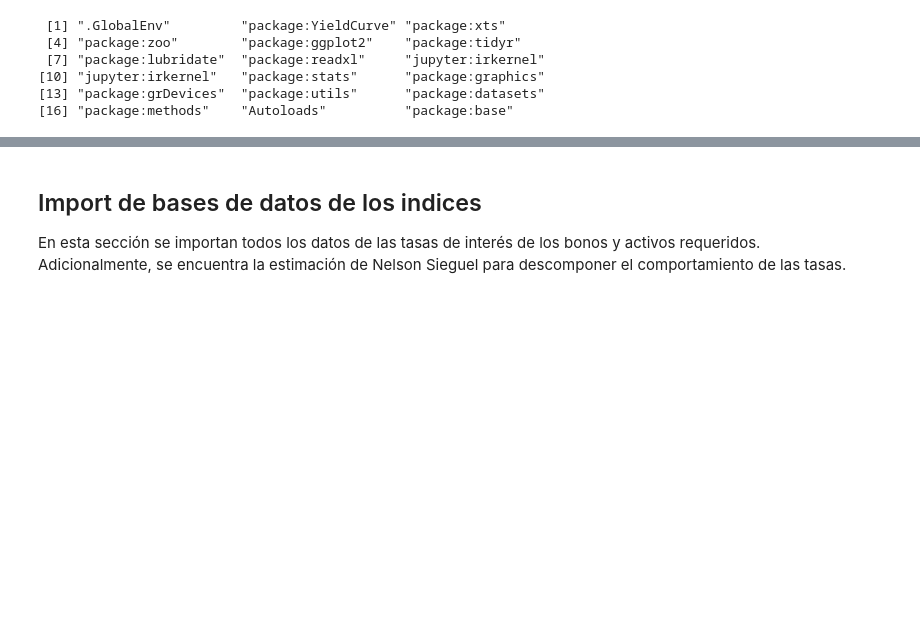
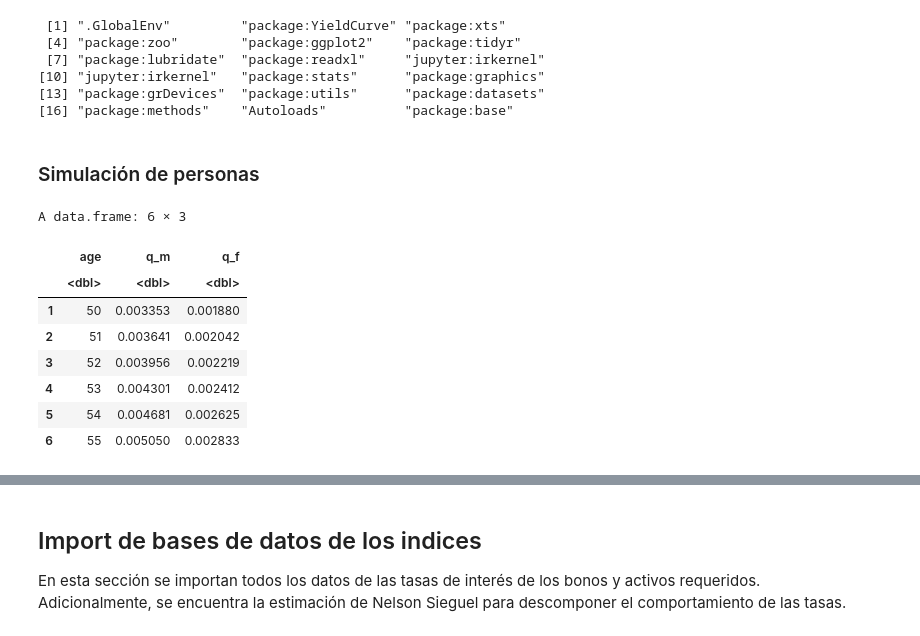
Before and after one commit to remg1997/T1-Riesgo, a Jupyter notebook: Taller 2/Scripts/first.ipynb, the cells around one changed output, grey strips where cells are left out. Drawn from its saved outputs; the diff is of its cells as text; code cells hidden in the pictures; blank space fills up the shorter version.

```diff
--- a/Taller 2/Scripts/first.ipynb
+++ b/Taller 2/Scripts/first.ipynb
@@ -36,3 +39,22 @@ search()
 [16] "package:methods"    "Autoloads"          "package:base"
 # %%
 source("helpers.R")
+# %% [markdown]
+### Simulación de personas
+# %%
+pathmort <- 'C:/Users/Diana C Contreras/OneDrive - Universidad de Los Andes/Riesgo Financiero/Talleres/T1-Riesgo/Taller 2/data/Mortality.xlsx'
+# %%
+mortality <- read_excel(pathmort, sheet=1,skip=2, col_names=c('age','i_m','d_m','q_m','e_m','age_2','i_f','d_f','q_f','e_f'))
+mortality <- mortality[,c(1,4,9)]
+mortality <- data.frame(lapply(mortality, function(x) as.numeric(as.character(x))))
+head(mortality)
+# %% [output]
+A data.frame: 6 × 3
+|  | age | q_m | q_f |
+|  | <dbl> | <dbl> | <dbl> |
+| 1 | 50 | 0.003353 | 0.001880 |
+| 2 | 51 | 0.003641 | 0.002042 |
+| 3 | 52 | 0.003956 | 0.002219 |
+| 4 | 53 | 0.004301 | 0.002412 |
+| 5 | 54 | 0.004681 | 0.002625 |
+| 6 | 55 | 0.005050 | 0.002833 |
```
Also changed, not shown: parts of 14 cells of this notebook.
